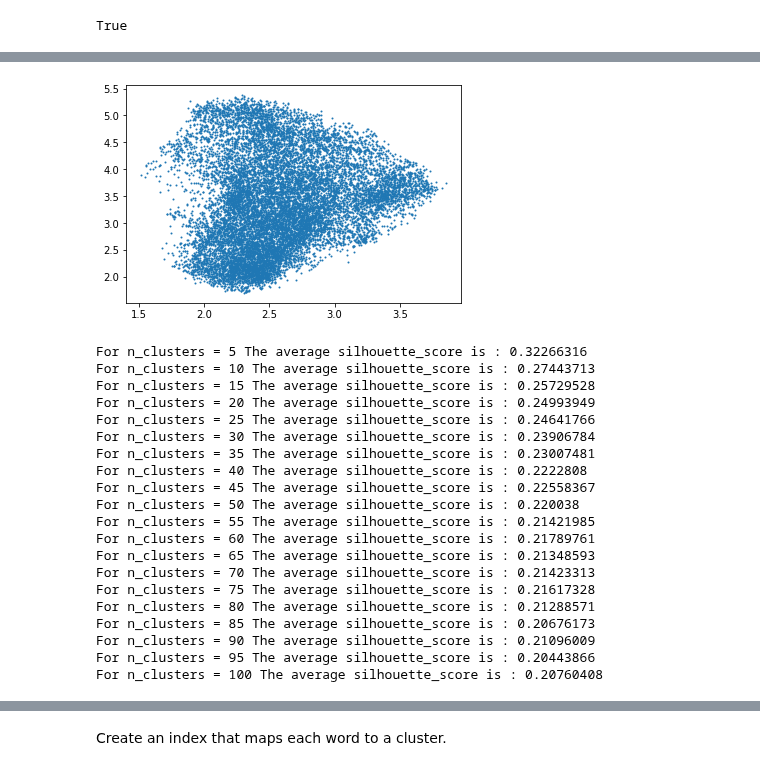
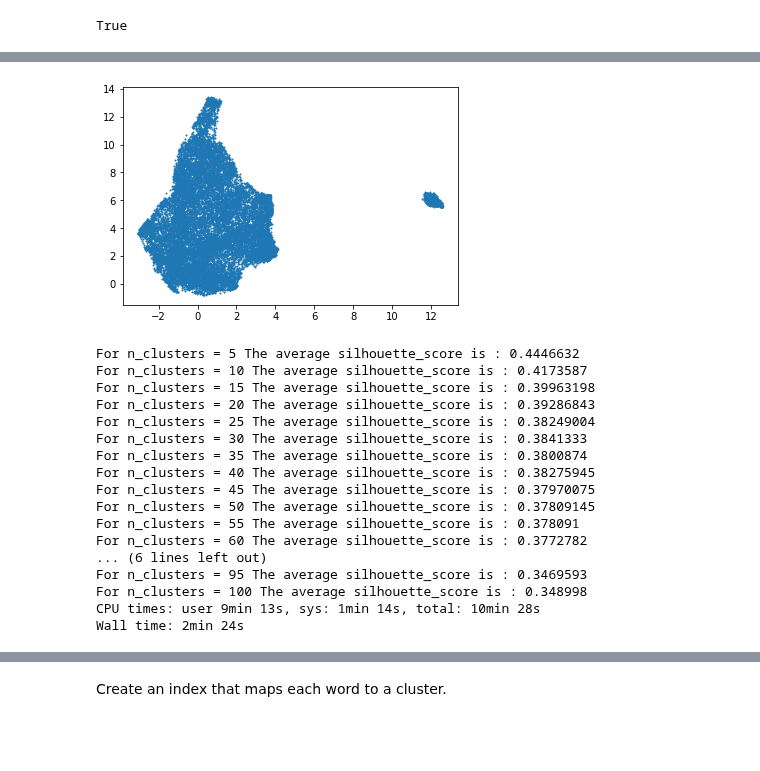
Before and after one commit to maybemkl/wmdecompose, a Jupyter notebook: notebooks/IMDB_example.ipynb, the cells around one changed output, grey strips where cells are left out. Cells and saved outputs as stored; diff of their text form; code cells hidden in the pictures; blank space fills up the shorter version.

Commit message:
clean up clustering, add experiments

```diff
--- a/notebooks/IMDB_example.ipynb
+++ b/notebooks/IMDB_example.ipynb
@@ -127,8 +133,9 @@ Wall time: 13.8 s
 # %% [markdown]
 ### 2.3 Load corpus and remove OOV words
 # %%
+%%time
+
 corpus = pos_sample + neg_sample
-
-%time vectorizer = TfidfVectorizer(use_idf=False, tokenizer=tfidf_tokenize, norm='l1')
-%time vectorizer.fit(corpus)
+vectorizer = TfidfVectorizer(use_idf=False, tokenizer=tfidf_tokenize, norm='l1')
+vectorizer.fit(corpus)
 # %% [output]
@@ -280,4 +271,0 @@ plot_kmeans(K,wvec_silhouette,"silhouette")
-# %%
-NUM_CLUSTERS = 50
-kmeans = cluster.KMeans(n_clusters=NUM_CLUSTERS, verbose=0)
-kmeans.fit(X)
@@ -379,7 +413,7 @@ print(mean, std)
 # %%
-min_dist=mean - 3*std
-n_neighbors = int(0.005*len(X))
-n_components=100
+min_dist=mean - 1*std
+n_neighbors = int(0.001*len(X))
+n_components=2
 print(f"Min distance: {min_dist}")
 print(f"N. neighbors: {n_neighbors}")
 print(f"N. compontents: {n_components}")
@@ -390,7 +424,10 @@ N. compontents: 100
 # %%
-umap_vecs = umap.UMAP(
+%%time
+
+X_umap = umap.UMAP(
     n_neighbors=n_neighbors,
     min_dist=min_dist,
     n_components=n_components,
     random_state=42,
+    verbose=verbose
 ).fit_transform(X)
@@ -397,30 +452,29 @@ umap_vecs = umap.UMAP(
 # %%
-plt.scatter(umap_vecs[:, 0], umap_vecs[:, 1], s=1);
+plt.scatter(X_umap[:, 0], X_umap[:, 1], s=1);
 # %% [output]
-[figure, old version]
+[figure, new version]
 # %%
-umap_ssd, umap_silhouette = kmeans_search(umap_vecs, K)
+%%time
+
+umap_ssd, umap_silhouette = kmeans_search(X_umap, K)
 # %% [output]
-For n_clusters = 5 The average silhouette_score is : 0.32266316
-For n_clusters = 10 The average silhouette_score is : 0.27443713
-For n_clusters = 15 The average silhouette_score is : 0.25729528
-For n_clusters = 20 The average silhouette_score is : 0.24993949
-For n_clusters = 25 The average silhouette_score is : 0.24641766
-For n_clusters = 30 The average silhouette_score is : 0.23906784
-For n_clusters = 35 The average silhouette_score is : 0.23007481
-For n_clusters = 40 The average silhouette_score is : 0.2222808
-For n_clusters = 45 The average silhouette_score is : 0.22558367
-For n_clusters = 50 The average silhouette_score is : 0.220038
-For n_clusters = 55 The average silhouette_score is : 0.21421985
-For n_clusters = 60 The average silhouette_score is : 0.21789761
-For n_clusters = 65 The average silhouette_score is : 0.21348593
-For n_clusters = 70 The average silhouette_score is : 0.21423313
-For n_clusters = 75 The average silhouette_score is : 0.21617328
-For n_clusters = 80 The average silhouette_score is : 0.21288571
-For n_clusters = 85 The average silhouette_score is : 0.20676173
-For n_clusters = 90 The average silhouette_score is : 0.21096009
-For n_clusters = 95 The average silhouette_score is : 0.20443866
-For n_clusters = 100 The average silhouette_score is : 0.20760408
+For n_clusters = 5 The average silhouette_score is : 0.4446632
+For n_clusters = 10 The average silhouette_score is : 0.4173587
+For n_clusters = 15 The average silhouette_score is : 0.39963198
+For n_clusters = 20 The average silhouette_score is : 0.39286843
+For n_clusters = 25 The average silhouette_score is : 0.38249004
+For n_clusters = 30 The average silhouette_score is : 0.3841333
+For n_clusters = 35 The average silhouette_score is : 0.3800874
+For n_clusters = 40 The average silhouette_score is : 0.38275945
+For n_clusters = 45 The average silhouette_score is : 0.37970075
+For n_clusters = 50 The average silhouette_score is : 0.37809145
+For n_clusters = 55 The average silhouette_score is : 0.378091
+For n_clusters = 60 The average silhouette_score is : 0.3772782
+... (6 lines left out)
+For n_clusters = 95 The average silhouette_score is : 0.3469593
+For n_clusters = 100 The average silhouette_score is : 0.348998
+CPU times: user 9min 13s, sys: 1min 14s, total: 10min 28s
+Wall time: 2min 24s
 # %%
 plot_kmeans(K,umap_ssd,"elbow")
 # %% [output]
```
Also changed, not shown: parts of 110 cells of this notebook.
